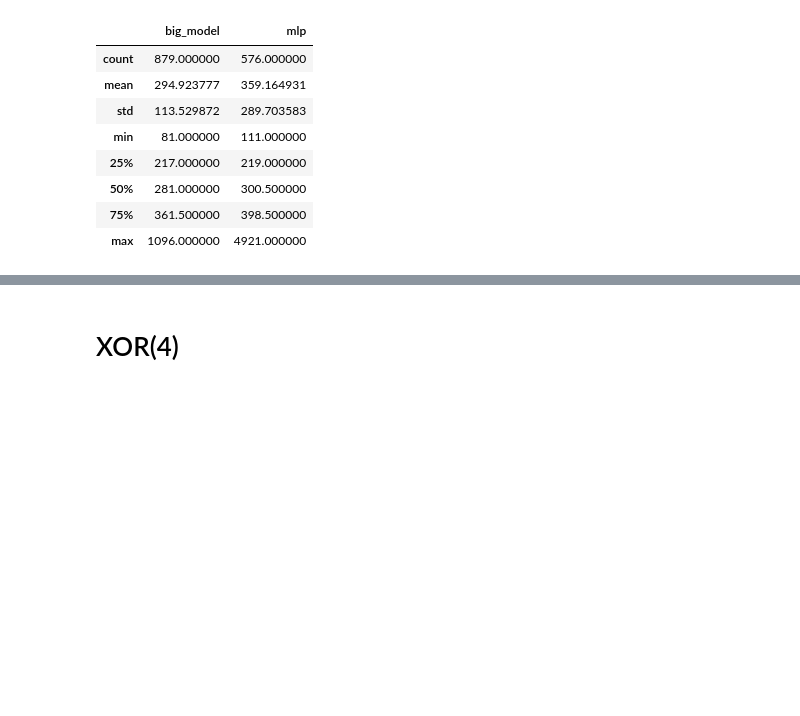
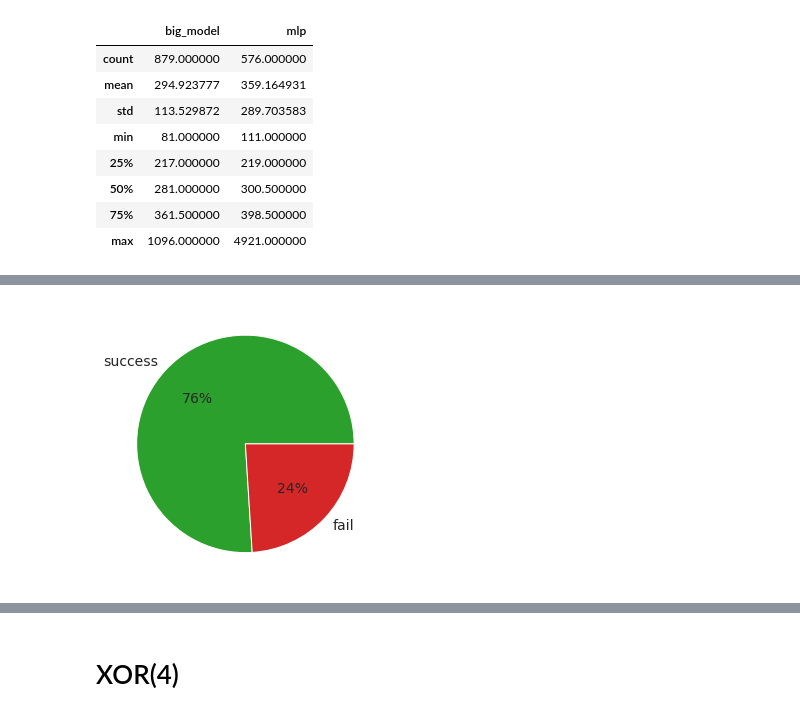
Before and after one commit to skolpin/neuro-boolean-research, a Jupyter notebook: incremental_synthesis.ipynb, the cells around one changed output, grey strips where cells are left out. Saved outputs shown, nothing was run; the diff lists cells and outputs as text; code cells hidden in the pictures; blank space fills up the shorter version.

```diff
--- a/incremental_synthesis.ipynb
+++ b/incremental_synthesis.ipynb
@@ -556,0 +600,8 @@ stat
+# %%
+dtypes = {'history_1': 'object', 'history_2': 'object', 'history_loss': 'object',
+          'history_1_len': 'int', 'history_2_len': 'int', 'history_len': 'int',
+          'success': 'bool'}
+# %%
+run_is = pd.DataFrame(history_dict).T.astype(dtypes)
+counter = run_is['success'].value_counts().to_dict()
+run_is
@@ -556,0 +641,10 @@ stat
+# %%
+plt.figure(figsize=(5,5))
+plt.pie(counter.values(),
+        labels=list(map(lambda x: 'success' if x else 'fail', counter.keys())),
+        colors=['tab:green', 'tab:red'],
+        autopct='%.0f%%',
+        textprops={'fontsize': 14})
+plt.show()
+# %% [output]
+[figure, added]
```
Also changed, not shown: parts of 14 cells of this notebook, 2 other files.
